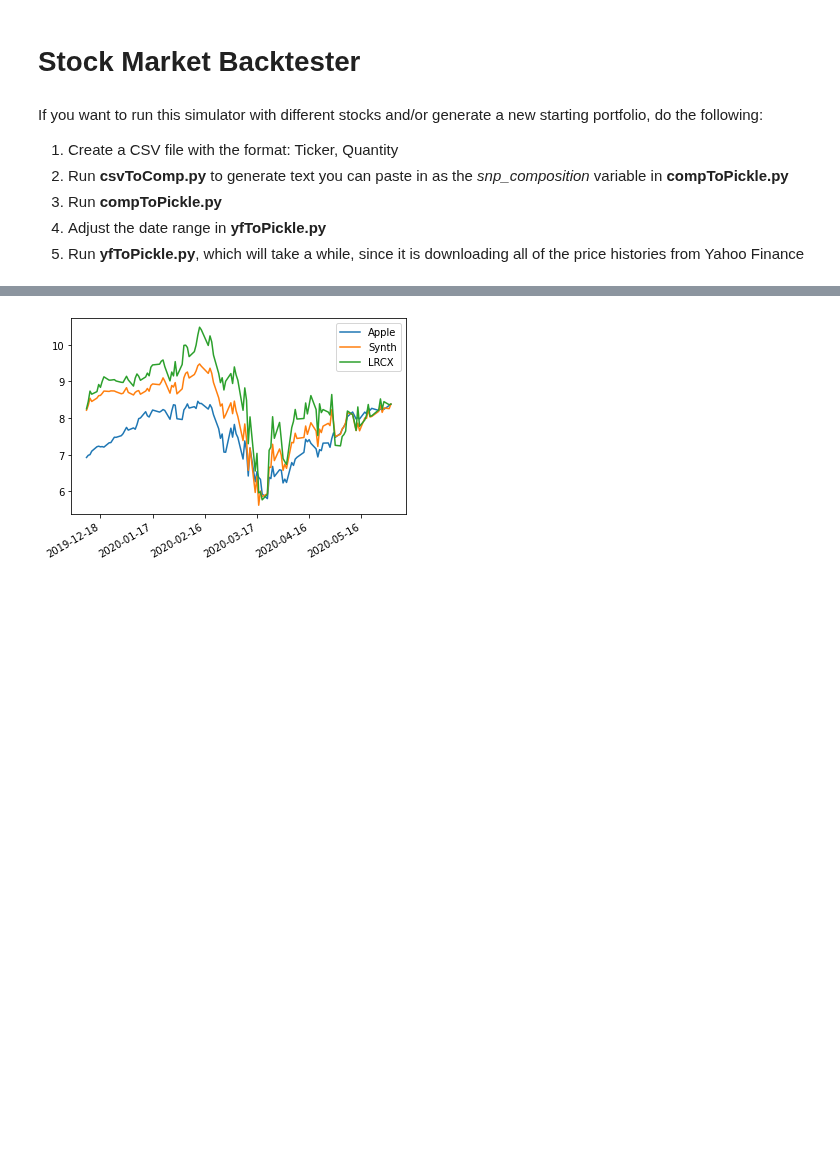
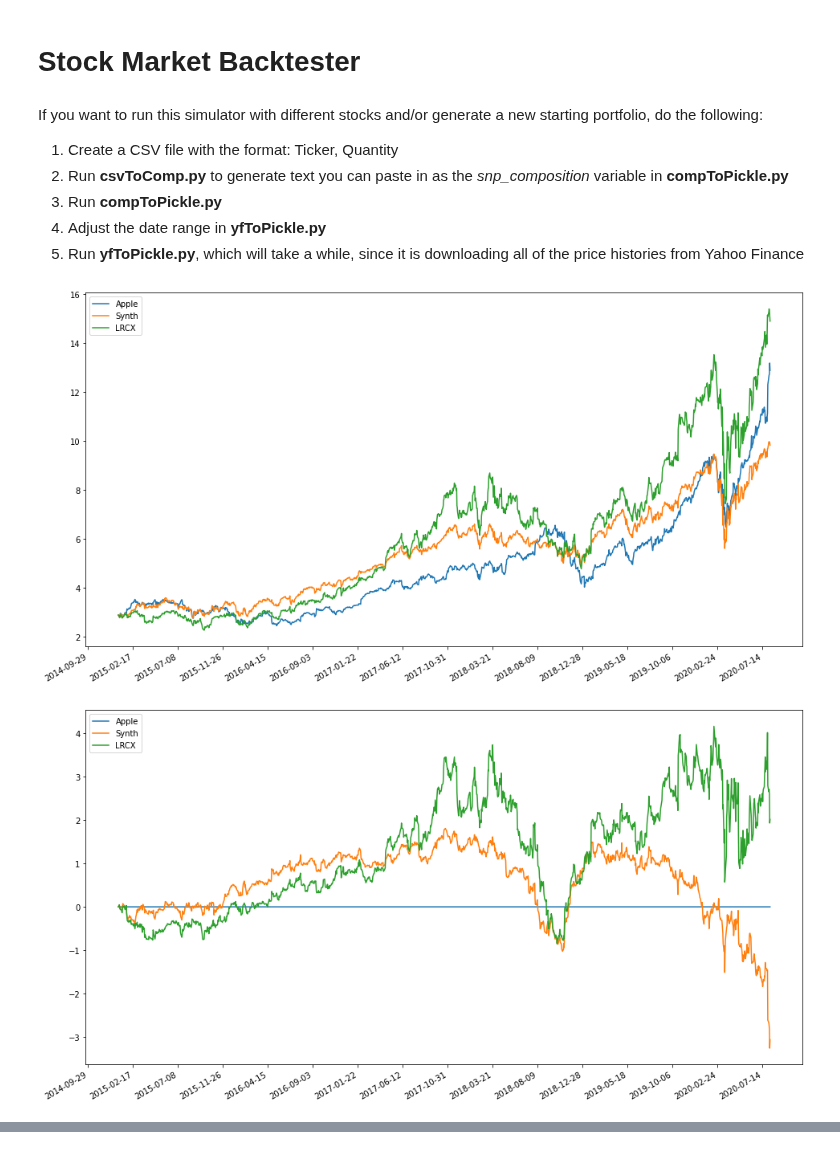
Before and after one commit to NikhilAPatel/A-Hybrid-Learning-Approach-to-Generating-Synthetic-Positions-for-Tax-Loss-Harvesting, a Jupyter notebook: model.ipynb, the cells around one changed output, grey strips where cells are left out. Cells and saved outputs as stored; diff of their text form; code cells hidden in the pictures; blank space fills up the shorter version.

Commit message:
Generate end report

```diff
--- a/model.ipynb
+++ b/model.ipynb
@@ -482,22 +472,38 @@ for a_stock in aapl_clone.keys():
+# %%
+def model_output_to_portfolio(model_output):
+    p = {}
+    for a_stock in model_output.keys():
+        p[a_stock] = Stock(a_stock, model_output[a_stock])
+    return p
+
+synth_apple = model_output_to_portfolio({'LRCX': 0.007641597758057534, 'TXN': 0.007622302879184898, 'FORM': 0.007503333169286232, 'RMBS': 0.006207826603823433, 'CRUS': 0.0066729480811757134, 'ACLS': 0.0070819241805018, 'NXPI': 0.007117229397859462, 'MSFT': 0.0075274157774495405, 'TRMB': 0.0074764032786528295, 'AVGO': 0.007671821457065169})
 # %%
+sim_start_date = train_start_date
+sim_end_date = train_end_date
+
 # The hybrid learning portfolio
-h_l_portfolio = Portfolio("Synth", 0, initial_stocks)
+h_l_portfolio = Portfolio("Synth", 0, synth_apple)
 aapl_portfolio = Portfolio("Apple", 0, {'AAPL': Stock('AAPL', 1)})
 lrcx_port = Portfolio("LRCX", 0, {'LRCX': Stock('LRCX', 1)})
+
+h_l_portfolio.calculate_value_date(sim_start_date)
+aapl_portfolio.calculate_value_date(sim_start_date)
+lrcx_port.calculate_value_date(sim_start_date)
 
 ratio = h_l_portfolio.value/aapl_portfolio.value
 
 ratio2 = h_l_portfolio.value/lrcx_port.value
 
-real_aapl_port =  Portfolio("Apple", 0, {'AAPL': Stock('AAPL', ratio)})
+real_aapl_port =  Portfolio("Apple", 0, {'AAPL': Stock('AAPL', ratio)}, baseline = True)
 real_lrcx_port = Portfolio("LRCX", 0, {'LRCX': Stock('LRCX', ratio2)})
 
-
+# ensure that the real stock is first in the portfolio
 portfolios = [real_aapl_port, h_l_portfolio, real_lrcx_port]
 
-print(all_dates[0])
 
-for date in range(len(all_dates)-520, len(all_dates)-400):
+
+
+for date in range(sim_start_date, sim_end_date):
     # update the current day
     current_date = date
 
@@ -516,34 +522,67 @@ for date in range(len(all_dates)-520, len(all_dates)-400):
         #     portfolio.sell_stock(losing_stock, sell_all=True)
         #
         #     # Buy the replacement stocks
         #     for buy_stock in replacement_stocks.keys():
         #         portfolio.buy_stock(buy_stock, replacement_stocks[buy_stock])
 
         # Allow the portfolio to perform end-of-day updates
         sim_portfolio.end_day(all_dates[date])
 
 returns = []
 
 # Inform the portfolio that the simulation has ended
 for portfolio in portfolios:
-    returns.append(portfolio.end_simulation())
-
+    returns.append(portfolio.end_simulation(sim_start_date, sim_end_date))
 
 def plot_portfolio(p):
     plt.gca().xaxis.set_major_formatter(mdates.DateFormatter('%Y-%m-%d'))
-    plt.gca().xaxis.set_major_locator(mdates.DayLocator(interval=30))
+    plt.gca().xaxis.set_major_locator(mdates.DayLocator(interval=round((sim_end_date-sim_start_date)/10)))
 
     for port in p:
         days = []
         y_price = []
         for price in port.price_history:
             days.append(price)
             y_price.append(port.price_history[price])
         plt.plot(days,y_price, label = port.name)
 
     plt.gcf().autofmt_xdate()
+    plt.rcParams["figure.figsize"] = [16,9]
     plt.legend(loc='best')
     plt.show()
 
-plot_portfolio(portfolios)
+
+
+def plot_differences(p):
+    plt.gca().xaxis.set_major_formatter(mdates.DateFormatter('%Y-%m-%d'))
+    plt.gca().xaxis.set_major_locator(mdates.DayLocator(interval=round((sim_end_date-sim_start_date)/10)))
+
+    for port in p:
+        days = []
+        for price in port.price_history:
+            days.append(price)
+        plt.plot(days,port.diff, label = port.name)
+    plt.gcf().autofmt_xdate()
+    plt.rcParams["figure.figsize"] = [16,9]
+    plt.legend(loc='best')
+    plt.show()
+
+def get_correlations():
+    for p in portfolios:
+        if p.baseline:
+            for po in portfolios:
+                print(po.name + " correlation with " + p.name+": "+str(po.returns.corr(p.returns))) if not po.baseline else ""
+            return
+
+
+def generate_end_report():
+    plot_portfolio(portfolios)
+    for p in portfolios:
+        p.calculate_diff(portfolios[0].closing_prices)
+    plot_differences(portfolios)
+    get_correlations()
+
+generate_end_report()
 # %% [output]
+[figure, new version]
+[figure, added]
@@ -551 +590,0 @@ plot_portfolio(portfolios)
-[figure, old version]
```
Also changed, not shown: parts of 4 cells of this notebook, 2 other files.
